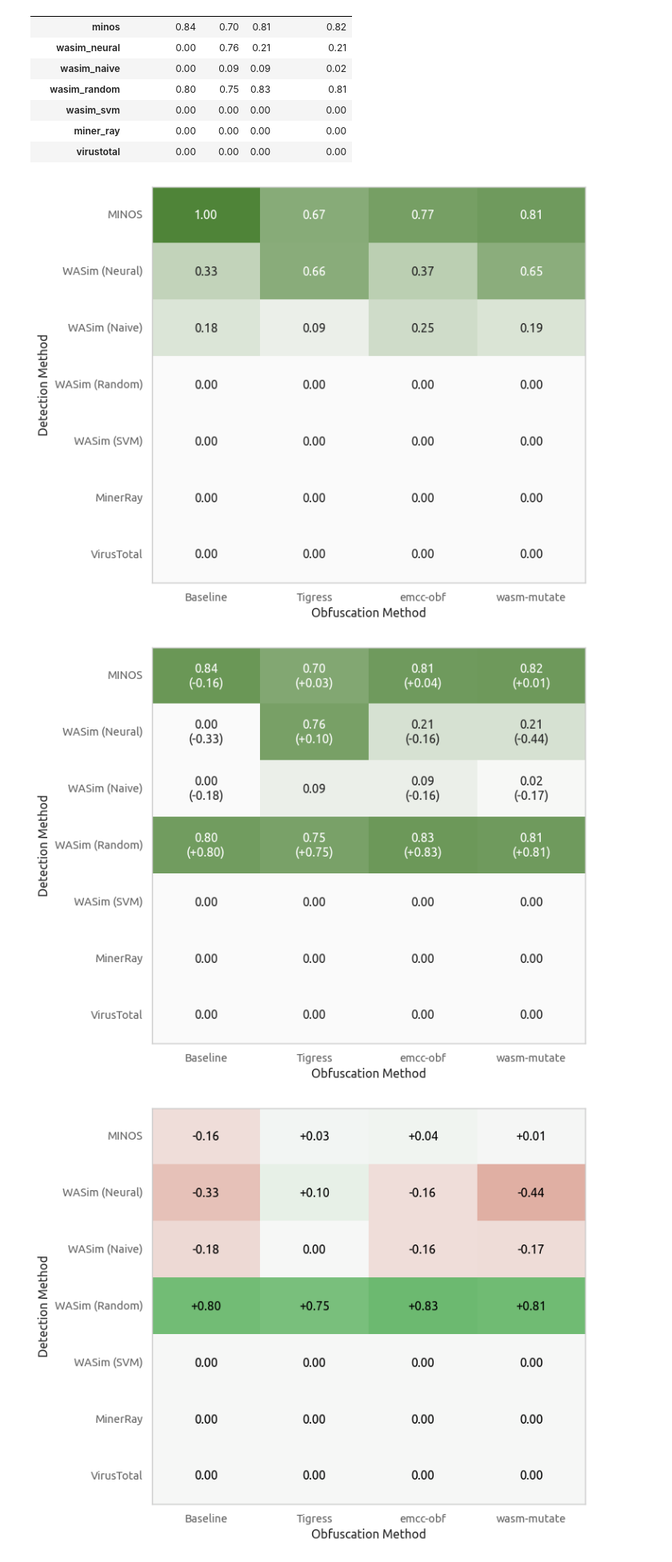
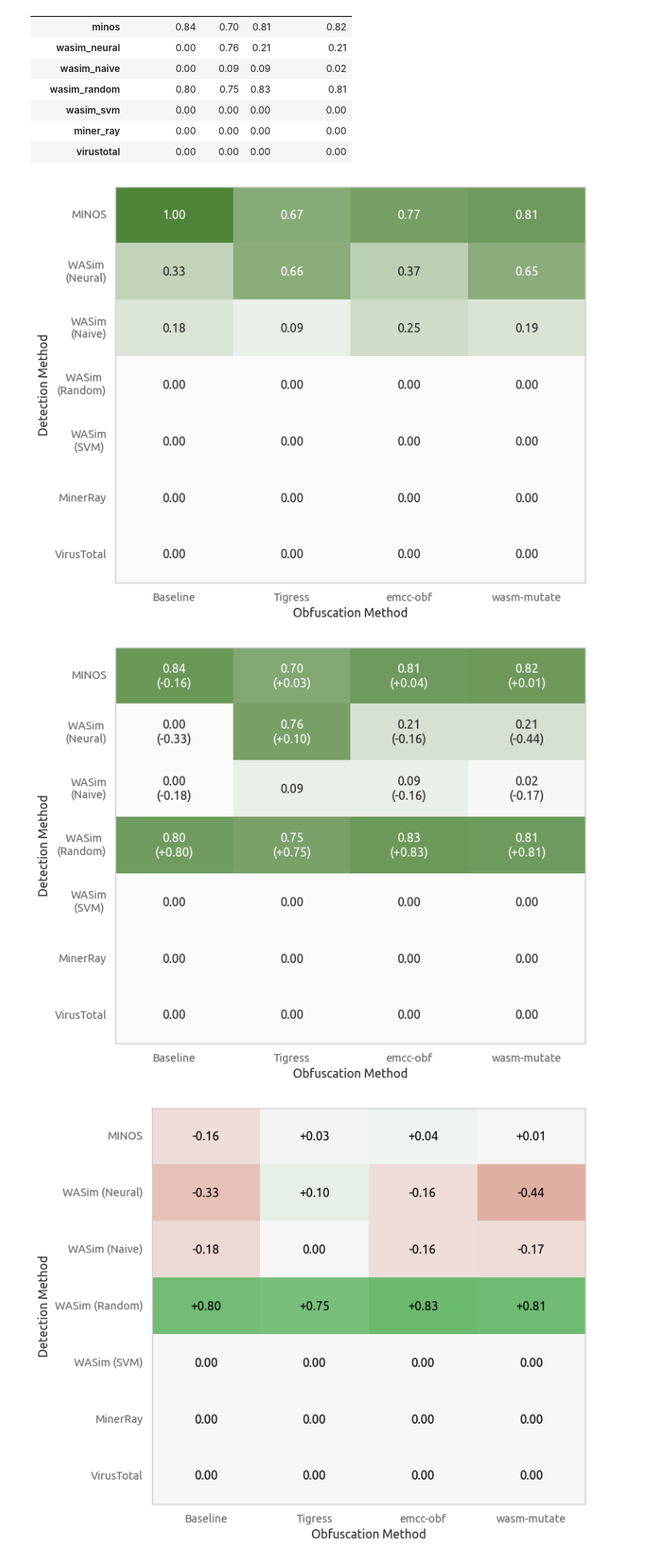
Before and after one commit to HakonHarnes/wasm-obf, a Jupyter notebook: analysis/detectability.ipynb, the cells around one changed output. Shown at 80% size. Saved outputs shown, nothing was run; the diff lists cells and outputs as text; code cells hidden in the pictures.

```diff
--- a/analysis/detectability.ipynb
+++ b/analysis/detectability.ipynb
@@ -653,36 +653,36 @@ def plot_f1_heatmap(df, xlabels=None, ylabels=None, path=None, compare_df=None):
         diff = df - compare_df
 
         # Modify the existing text by iterating through the heatmap annotations
         for text in ax.texts:
             # Get the text coordinates
             x, y = map(int, text.get_position())
 
             # Calculate the new text
             delta = diff.iloc[y, x]
             if abs(delta) > 1e-6:  # If the difference is non-zero
                 new_text = f"{df.iloc[y, x]:.2f}\n({delta:+.2f})"
             else:
                 new_text = f"{df.iloc[y, x]:.2f}"
 
             # Update the text
             text.set_text(new_text)
 
     # Save plot
     if path is not None:
         plt.savefig(path, dpi=300, bbox_inches="tight")
 
     plt.tight_layout()
     plt.show()
 
 xlabels = ['Baseline', 'Tigress', 'emcc-obf', 'wasm-mutate']
-ylabels = ['MINOS', 'WASim (Neural)', 'WASim (Naive)', 'WASim (Random)', 'WASim (SVM)', 'MinerRay', 'VirusTotal']
+ylabels = ['MINOS', 'WASim \n(Neural)', 'WASim\n(Naive)', 'WASim  \n(Random)', 'WASim\n(SVM) ', 'MinerRay', 'VirusTotal']
 
 # Call the modified function with compare_df set to the unoptimized heatmap when plotting the optimized heatmap
 plot_f1_heatmap(unoptimized_heatmap, xlabels=xlabels, ylabels=ylabels, path='./plots/detectability/unoptimized-detection-heatmap.pdf')
 plot_f1_heatmap(optimized_heatmap, xlabels=xlabels, ylabels=ylabels, path='./plots/detectability/optimized-detection-heatmap.pdf', compare_df=unoptimized_heatmap)
 # %% [output]
-[figure, old version]
+[figure, new version]
-[figure, old version]
+[figure, new version]
 # %%
 def custom_cmap():
     cmap = mcolors.LinearSegmentedColormap.from_list("", ["#C3553A", "#f7f7f7", "#51ad55"])
```
Also changed, not shown: parts of 4 cells of this notebook, 6 other files.
